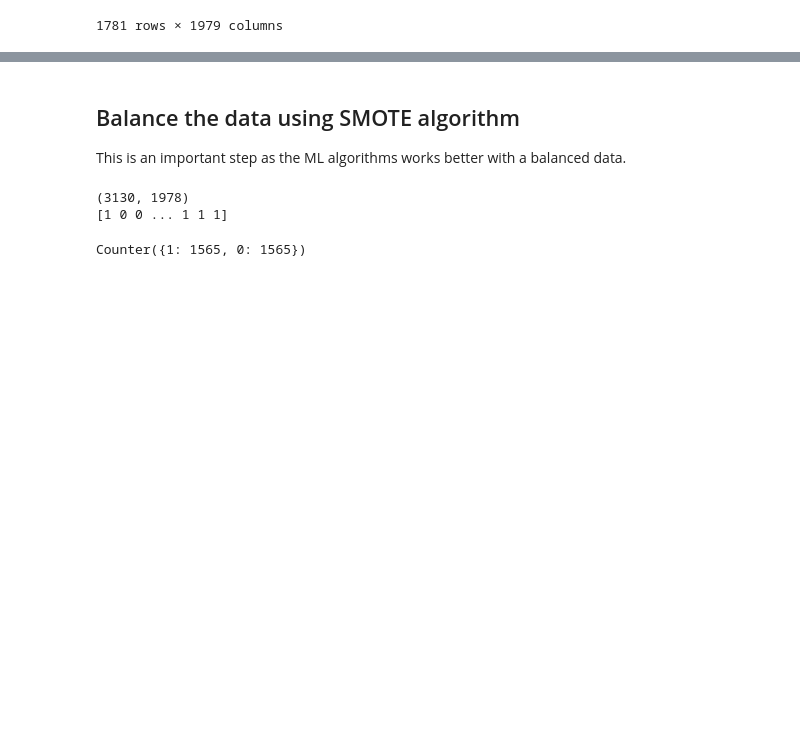
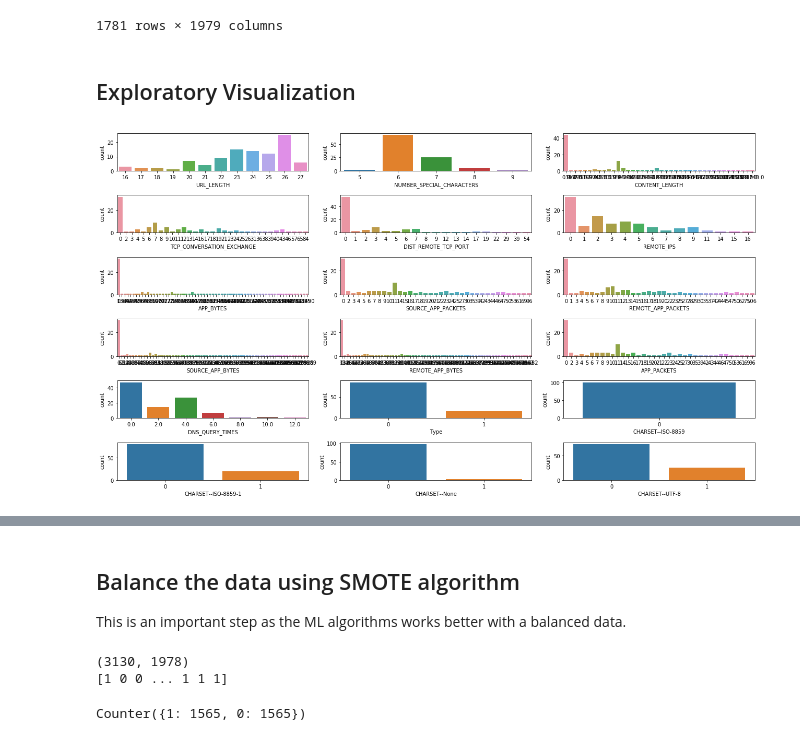
Before and after one commit to AbdelrhmanMagdy/maliciousURLsDetector, a Jupyter notebook: Malicious URLs Detection/malicious-urls-detection.ipynb, the cells around one changed output, grey strips where cells are left out. Saved outputs shown, nothing was run; the diff lists cells and outputs as text; code cells hidden in the pictures; blank space fills up the shorter version.

Commit message:
adding some visualizations and validation techneque to the model

```diff
--- a/Malicious URLs Detection/malicious-urls-detection.ipynb
+++ b/Malicious URLs Detection/malicious-urls-detection.ipynb
@@ -180,3 +181,17 @@ display(data)
 | 1779 | 234 | 34 | 0.0 | 0 | 0 | ... |
 | 1780 | 249 | 40 | 24435.0 | 19 | 6 | ... |
 1781 rows × 1979 columns
+# %% [markdown]
+## Exploratory Visualization
+# %%
+
+fig, axs = plt.subplots(nrows=6, ncols=3)
+fig.set_size_inches(18, 10)
+axs = axs.flatten()
+colnames = data.columns.tolist()[:100]
+
+for ax, col in zip(axs, colnames):
+    sns.countplot(x=col, data=data[:100], ax=ax)
+plt.tight_layout()
+# %% [output]
+[figure, added]
```
Also changed, not shown: parts of 20 cells of this notebook, 3 other files.
